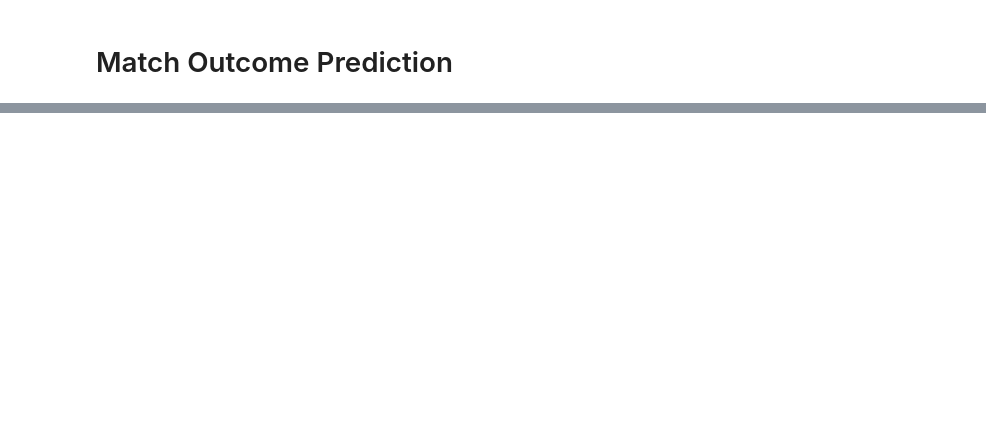
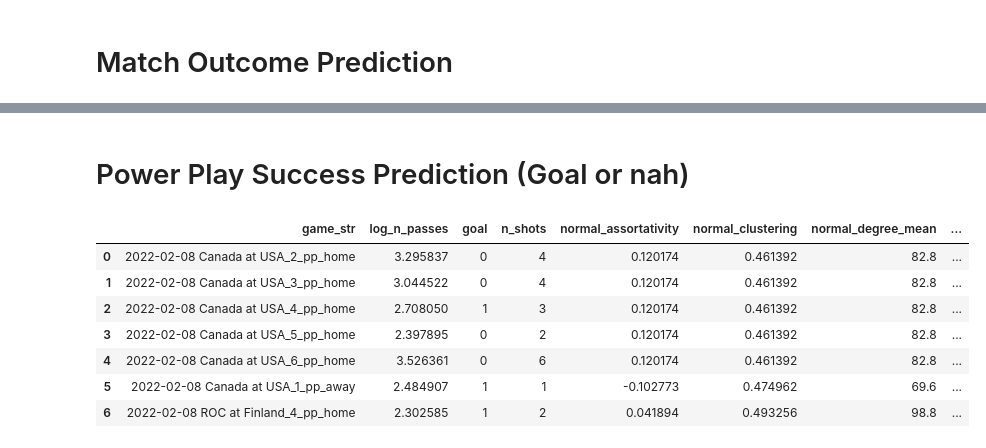
Before and after one commit to Herbsi/sport-networks, a Jupyter notebook: Regression.ipynb, the cells around one changed output, grey strips where cells are left out. Cells and saved outputs as stored; diff of their text form; code cells hidden in the pictures; blank space fills up the shorter version.

Commit message:
We regressin

```diff
--- a/Regression.ipynb
+++ b/Regression.ipynb
@@ -105,0 +132,47 @@ log_n_passes     4.6767      4.302      1.087      0.277      -3.756      13.109
+# %% [markdown]
+# Power Play Success Prediction (Goal or nah)
+# %%
+def game_and_venue(G) -> Tuple[Game, Venue]:
+    return (G.game.game, G.venue)
+
+
+def get_pp_df(features: List[Callable] | Callable) -> pd.DataFrame:
+    """
+    Builds a dataframe of features for each Power Play for regressing on the success of the Power Play (goal or not) or
+    the number of shots.
+
+    Args:
+        features (List[Callable] | Callable): features to be computed for each PP
+
+    Returns:
+        pd.DataFrame: Dataframe with columns game_str, log_n_passes, target, normal_feature_1, ..., normal_feature_n, pp_feature_1, ..., pp_feature_n
+    """
+    if callable(features):
+        features = [features]
+    regular_feature_map = {game_and_venue(G): {feature: feature(G) for feature in features} for G in regular_networks()}
+    df = pd.DataFrame(
+        [
+            {
+                "game_str": G.name,
+                "n_passes": G.n_passes,
+                "log_n_passes": np.log(G.n_passes),
+                "goal": G.goal,
+                "n_shots": G.n_shots,
+            }
+            | {f"normal_{feature.__name__}": regular_feature_map[game_and_venue(G)][feature] for feature in features}
+            | {f"pp_{feature.__name__}": feature(G) for feature in features}
+            for G in power_play_networks()
+        ]
+    )
+    return df
+# %%
+get_pp_df(features).head(7)
+# %% [output]
+|  | game_str | log_n_passes | goal | n_shots | normal_assortativity | normal_clustering | normal_degree_mean | ... |
+| 0 | 2022-02-08 Canada at USA_2_pp_home | 3.295837 | 0 | 4 | 0.120174 | 0.461392 | 82.8 | ... |
+| 1 | 2022-02-08 Canada at USA_3_pp_home | 3.044522 | 0 | 4 | 0.120174 | 0.461392 | 82.8 | ... |
+| 2 | 2022-02-08 Canada at USA_4_pp_home | 2.708050 | 1 | 3 | 0.120174 | 0.461392 | 82.8 | ... |
+| 3 | 2022-02-08 Canada at USA_5_pp_home | 2.397895 | 0 | 2 | 0.120174 | 0.461392 | 82.8 | ... |
+| 4 | 2022-02-08 Canada at USA_6_pp_home | 3.526361 | 0 | 6 | 0.120174 | 0.461392 | 82.8 | ... |
+| 5 | 2022-02-08 Canada at USA_1_pp_away | 2.484907 | 1 | 1 | -0.102773 | 0.474962 | 69.6 | ... |
+| 6 | 2022-02-08 ROC at Finland_4_pp_home | 2.302585 | 1 | 2 | 0.041894 | 0.493256 | 98.8 | ... |
```
Also changed, not shown: parts of 27 cells of this notebook.
